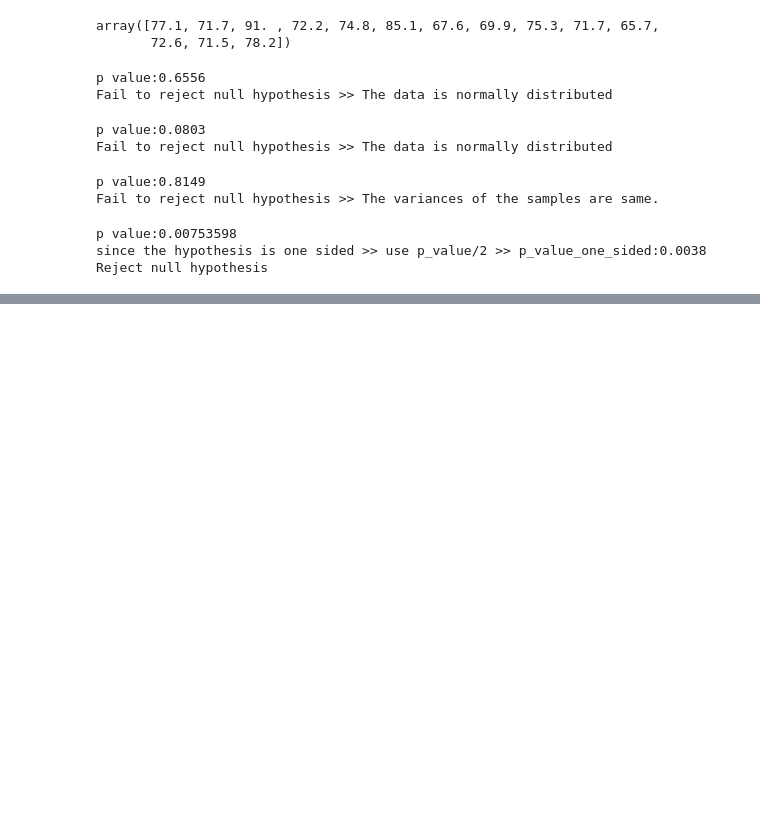
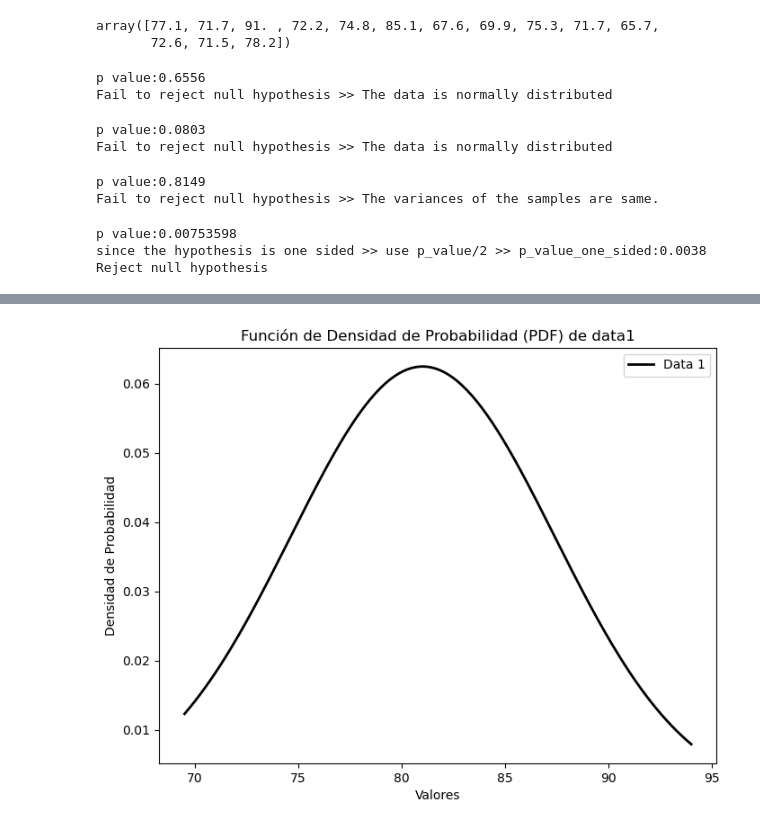
Before and after one commit to armandolezama/hypotesis-testing-visualization, a Jupyter notebook: hypotesis-testing-visualization.ipynb, the cells around one changed output, grey strips where cells are left out. Saved outputs shown, nothing was run; the diff lists cells and outputs as text; code cells hidden in the pictures; blank space fills up the shorter version.

```diff
--- a/hypotesis-testing-visualization.ipynb
+++ b/hypotesis-testing-visualization.ipynb
@@ -68,0 +77,4 @@ Reject null hypothesis
+# %%
+visualizer.plot_normal_distribution(asyncr)
+# %% [output]
+[figure, added]
```
Also changed, not shown: parts of 2 cells of this notebook.
